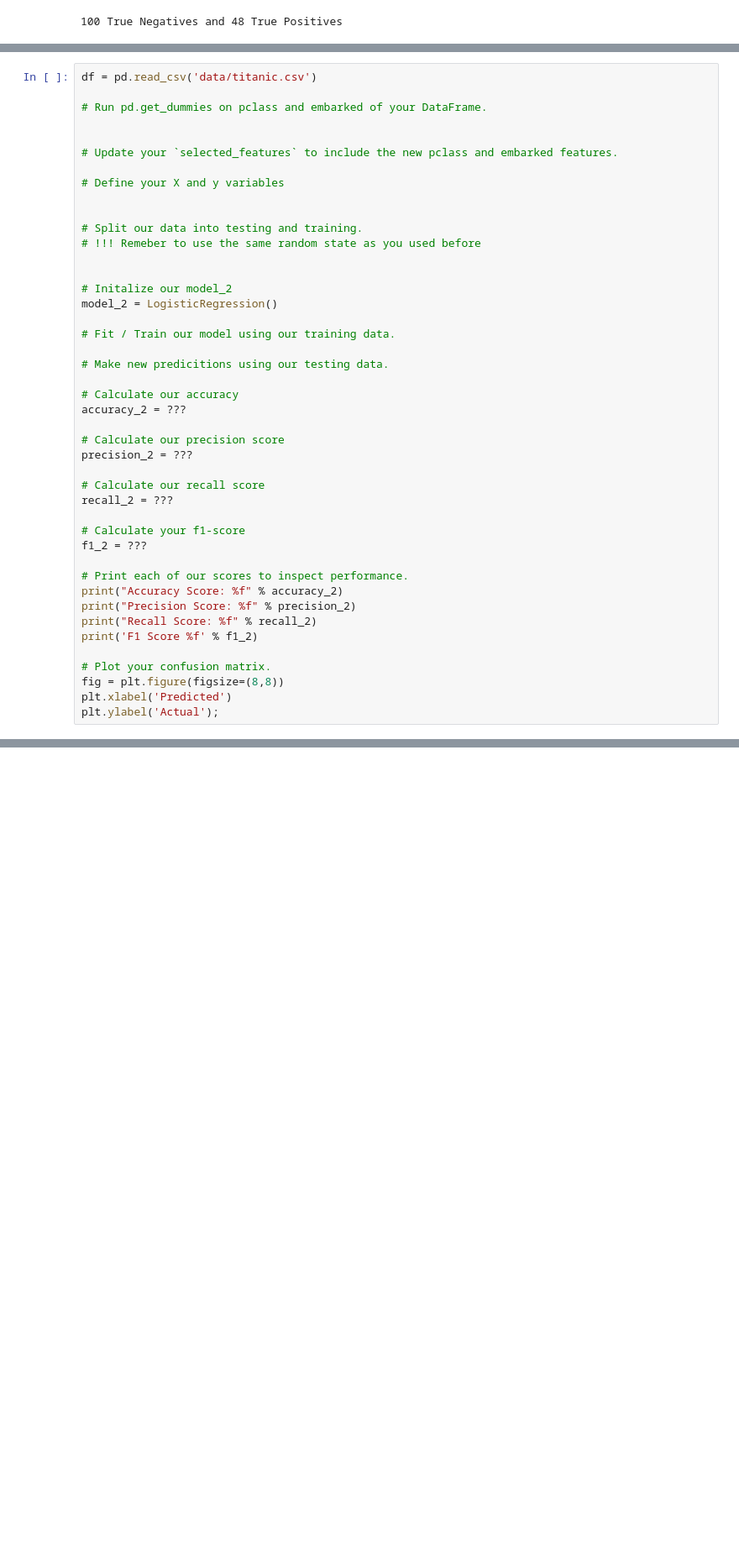
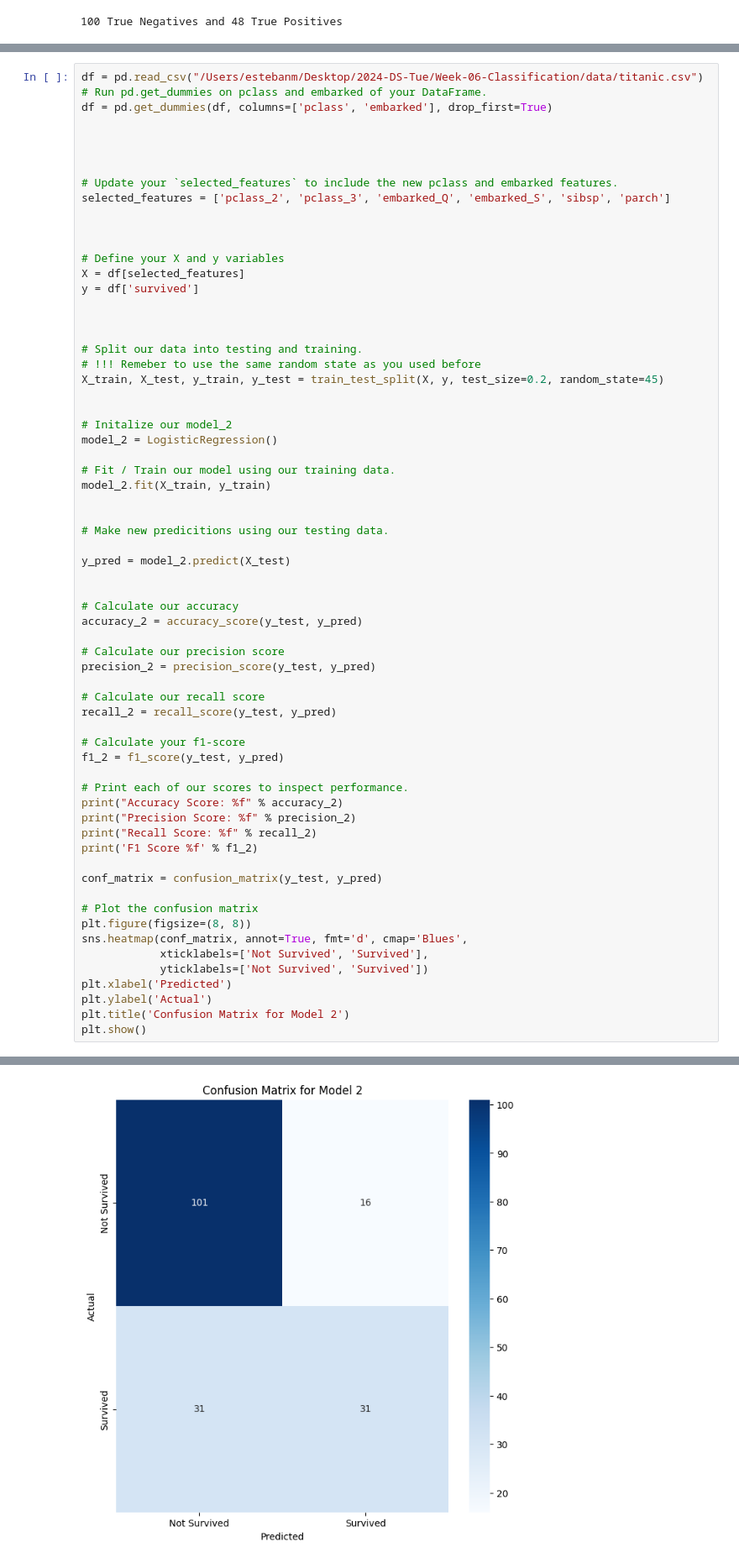
Before and after one commit to Mesa112/2024-DS-Tue, a Jupyter notebook: Week-06-Classification/EM - HW.ipynb, the cells around one changed output, grey strips where cells are left out. Shown at 84% size. Drawn from its saved outputs; the diff is of its cells as text; blank space fills up the shorter version.

Commit message:
esteban

```diff
--- a/Week-06-Classification/EM - HW.ipynb
+++ b/Week-06-Classification/EM - HW.ipynb
@@ -195,38 +197,52 @@ print(f"{true_negatives} True Negatives and {true_positives} True Positives")
 
 Compare the results to your first model. Which model had a better accuracy, recall, precision, and f1 score.
 # %%
-df = pd.read_csv('data/titanic.csv')
+df = pd.read_csv("/Users/estebanm/Desktop/2024-DS-Tue/Week-06-Classification/data/titanic.csv")
+# Run pd.get_dummies on pclass and embarked of your DataFrame.
+df = pd.get_dummies(df, columns=['pclass', 'embarked'], drop_first=True)
 
-# Run pd.get_dummies on pclass and embarked of your DataFrame.
+
 
 
 # Update your `selected_features` to include the new pclass and embarked features.
+selected_features = ['pclass_2', 'pclass_3', 'embarked_Q', 'embarked_S', 'sibsp', 'parch']
+
+
 
 # Define your X and y variables
+X = df[selected_features]
+y = df['survived']
+
 
 
 # Split our data into testing and training.
 # !!! Remeber to use the same random state as you used before
+X_train, X_test, y_train, y_test = train_test_split(X, y, test_size=0.2, random_state=45)
 
 
 # Initalize our model_2
 model_2 = LogisticRegression()
 
 # Fit / Train our model using our training data.
+model_2.fit(X_train, y_train)
+
 
 # Make new predicitions using our testing data.
 
+y_pred = model_2.predict(X_test)
+
+
 # Calculate our accuracy
-accuracy_2 = ???
+accuracy_2 = accuracy_score(y_test, y_pred)
 
 # Calculate our precision score
-precision_2 = ???
+precision_2 = precision_score(y_test, y_pred)
 
 # Calculate our recall score
-recall_2 = ???
+recall_2 = recall_score(y_test, y_pred)
 
 # Calculate your f1-score
-f1_2 = ???
+f1_2 = f1_score(y_test, y_pred)
 
 # Print each of our scores to inspect performance.
 print("Accuracy Score: %f" % accuracy_2)
@@ -234,7 +250,15 @@ print("Precision Score: %f" % precision_2)
 print("Recall Score: %f" % recall_2)
 print('F1 Score %f' % f1_2)
 
-# Plot your confusion matrix.
-fig = plt.figure(figsize=(8,8))
+conf_matrix = confusion_matrix(y_test, y_pred)
+
+# Plot the confusion matrix
+plt.figure(figsize=(8, 8))
+sns.heatmap(conf_matrix, annot=True, fmt='d', cmap='Blues',
+            xticklabels=['Not Survived', 'Survived'],
+            yticklabels=['Not Survived', 'Survived'])
 plt.xlabel('Predicted')
-plt.ylabel('Actual');
+plt.ylabel('Actual')
+plt.title('Confusion Matrix for Model 2')
+plt.show()
+# %% [output]
@@ -241,3 +269,4 @@ plt.ylabel('Actual');
+[figure, added]
 # %% [markdown]
 # EXTRA CREDIT 1.
 * Use age as a feature.
```
Also changed, not shown: parts of 2 cells of this notebook.
